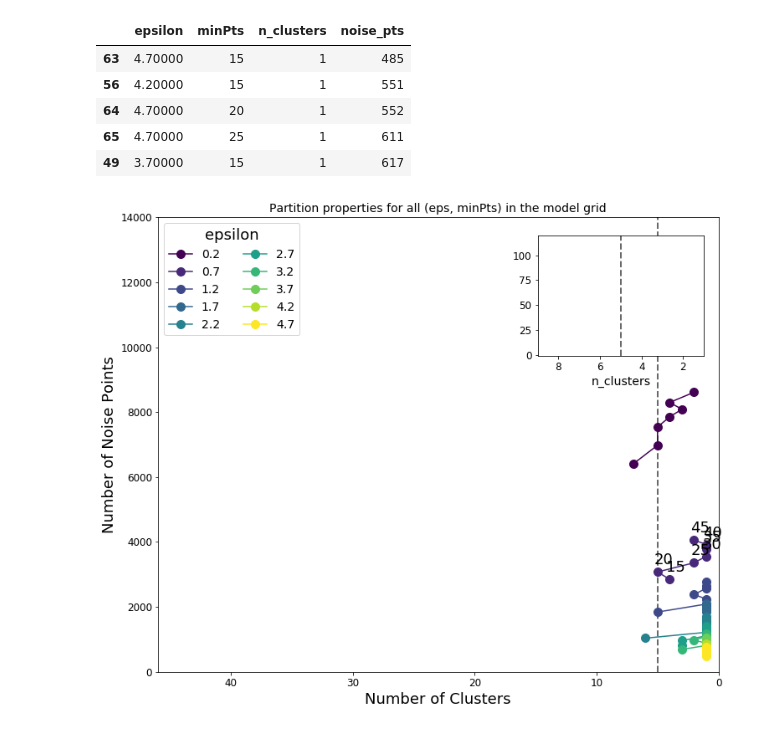
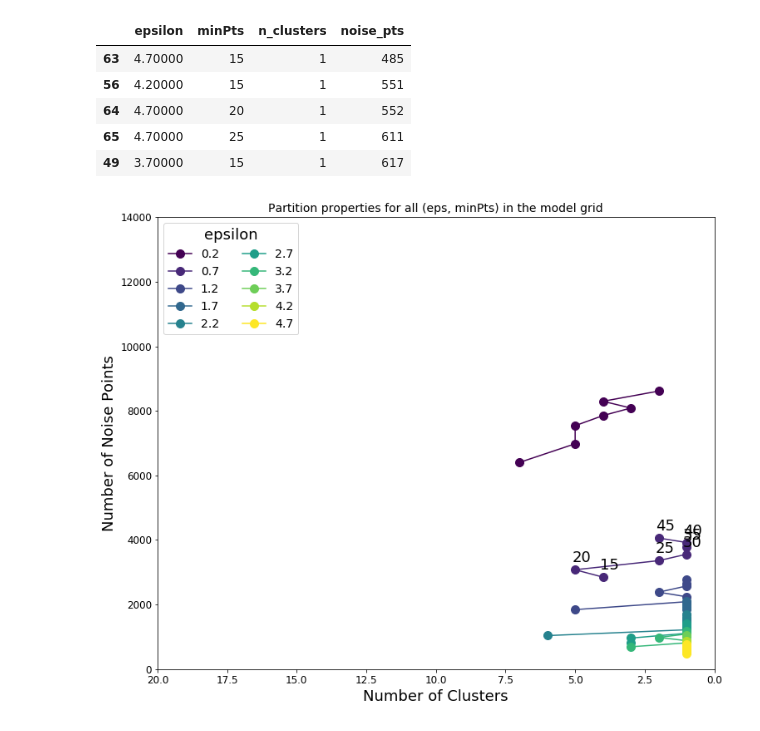
Before and after one commit to dxu15-nic/Instacart_Recommender, a Jupyter notebook: notebooks/Clients clustering.ipynb, the cells around one changed output. Drawn from its saved outputs; the diff is of its cells as text; code cells hidden in the pictures.

```diff
--- a/notebooks/Clients clustering.ipynb
+++ b/notebooks/Clients clustering.ipynb
@@ -516,43 +514,31 @@ summary_DF.head()
 # %%
 # We will color according to (eps / minPts) and need some color map normalization
 norm = mpl.colors.Normalize(vmin=summary_DF['epsilon'].min(),vmax=summary_DF['epsilon'].max())
 
-
 figRefineDBSCAN = plt.figure(figsize=(12,10))
 
 ax = figRefineDBSCAN.add_subplot('111')
-plt.axvline(x=5, linestyle='--', c='dimgray', linewidth=2) # We expect 5 clusters from visual inspection
 for eps in epsilons:
     summary_DF[summary_DF['epsilon'] == eps].plot.line(x='n_clusters', y='noise_pts', \
                                                          ax=ax, marker='o', c=cm.viridis(norm(eps)), \
                                                          label=str(eps), markersize=10)
 
 # Annotate one serie of models with minPts values
 annotate_DF = summary_DF[summary_DF['epsilon'] == epsilons[1]][['n_clusters', 'noise_pts']]
 iter = 0
 for k, v in annotate_DF.iterrows():
     ax.annotate(min_samples[iter], v, xytext=(-4,9), textcoords='offset points', size=18)
     iter += 1
 
 # A few plot elements to adjust the rendition
-plt.xlim([46,0])
+plt.xlim([20,0])
 plt.ylim([-1,14000])
 plt.ylabel('Number of Noise Points', size=18)
 plt.xlabel('Number of Clusters', size=18)
 plt.title('Partition properties for all (eps, minPts) in the model grid', size=14)
 legend = plt.legend(loc="upper left", title="epsilon", ncol=2, fontsize=14)
 plt.setp(legend.get_title(),fontsize=18)
 
-# Zoom-In inset plot: That is where the best solution resides
-ax2 = figRefineDBSCAN.add_axes([0.65, 0.65, 0.23, 0.2])
-plt.axvline(x=5, linestyle='--', c='dimgray', linewidth=2) # We expect 5 clusters from visual inspection
-for eps in epsilons:
-    summary_DF[summary_DF['epsilon'] == eps].plot.line(x='n_clusters', y='noise_pts', \
-                                                         ax=ax2, marker='o', c=cm.viridis(norm(eps)), \
-                                                         legend=False, markersize=8, alpha=0.7)
-plt.xlabel('n_clusters', size=14)
-plt.xlim([9,1])
-plt.ylim([-1, 120])
 plt.show();
 # %% [output]
-[figure, old version]
+[figure, new version]
```
Also changed, not shown: parts of 14 cells of this notebook, 1 other file.
